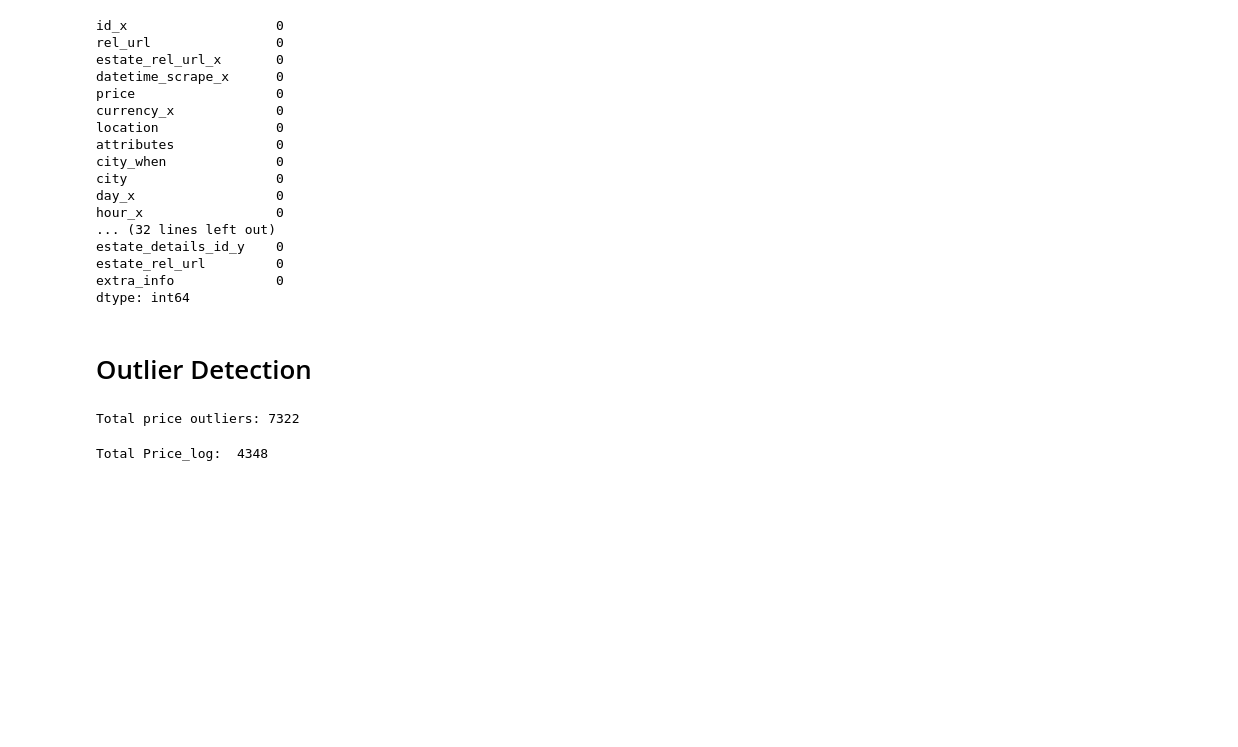
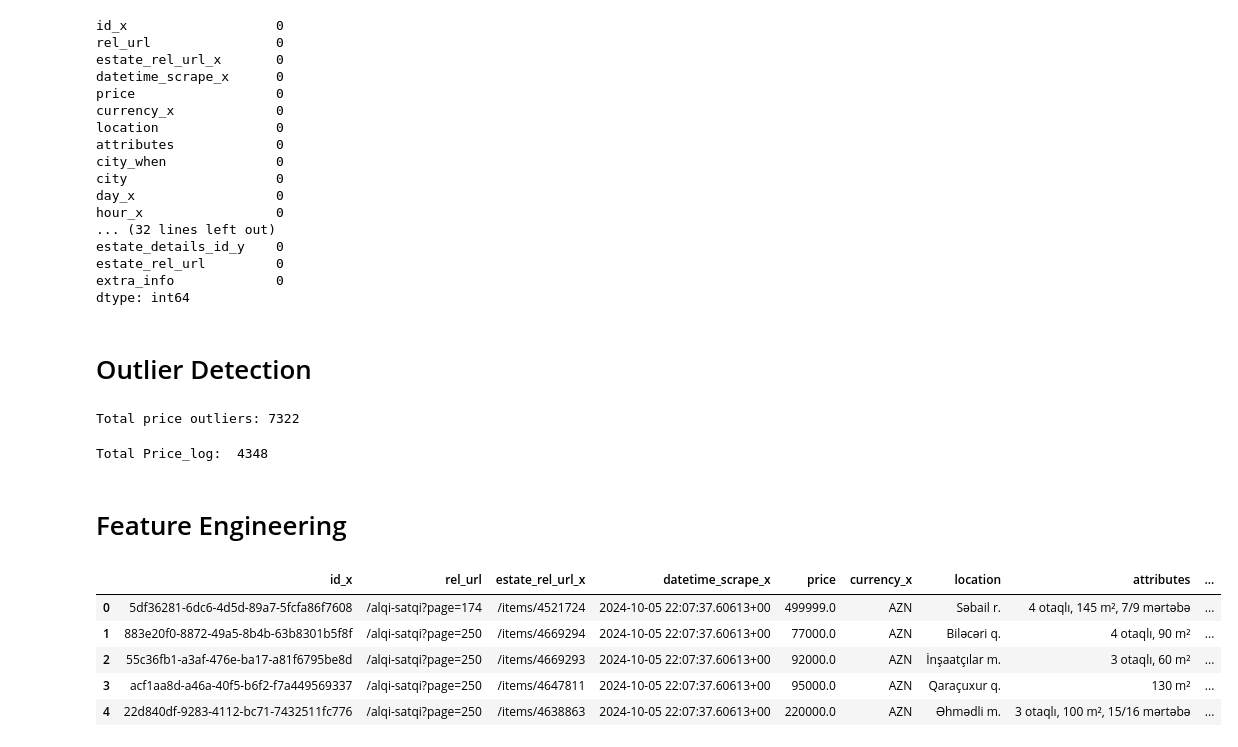
Before and after one commit to EsmiraMammadli/DevJoint-Internship-week1, a Jupyter notebook: DevJoint1.ipynb, the cells around one changed output. Cells and saved outputs as stored; diff of their text form; code cells hidden in the pictures; blank space fills up the shorter version.

Commit message:
Task 4: Feature Engineering

```diff
--- a/DevJoint1.ipynb
+++ b/DevJoint1.ipynb
@@ -227,3 +227,14 @@ print('Total Price_log: ',len(iqr_outliers('Total Price_log'))) #since there can
 Total Price_log:  4348
 # %%
 df.drop(columns =['total_price'], inplace=True)
+# %% [markdown]
+# Feature Engineering
+# %%
+df.head()
+# %% [output]
+|  | id_x | rel_url | estate_rel_url_x | datetime_scrape_x | price | currency_x | location | attributes | ... |
+| 0 | 5df36281-6dc6-4d5d-89a7-5fcfa86f7608 | /alqi-satqi?page=174 | /items/4521724 | 2024-10-05 22:07:37.60613+00 | 499999.0 | AZN | Səbail r. | 4 otaqlı, 145 m², 7/9 mərtəbə | ... |
+| 1 | 883e20f0-8872-49a5-8b4b-63b8301b5f8f | /alqi-satqi?page=250 | /items/4669294 | 2024-10-05 22:07:37.60613+00 | 77000.0 | AZN | Biləcəri q. | 4 otaqlı, 90 m² | ... |
+| 2 | 55c36fb1-a3af-476e-ba17-a81f6795be8d | /alqi-satqi?page=250 | /items/4669293 | 2024-10-05 22:07:37.60613+00 | 92000.0 | AZN | İnşaatçılar m. | 3 otaqlı, 60 m² | ... |
+| 3 | acf1aa8d-a46a-40f5-b6f2-f7a449569337 | /alqi-satqi?page=250 | /items/4647811 | 2024-10-05 22:07:37.60613+00 | 95000.0 | AZN | Qaraçuxur q. | 130 m² | ... |
+| 4 | 22d840df-9283-4112-bc71-7432511fc776 | /alqi-satqi?page=250 | /items/4638863 | 2024-10-05 22:07:37.60613+00 | 220000.0 | AZN | Əhmədli m. | 3 otaqlı, 100 m², 15/16 mərtəbə | ... |
```
Also changed, not shown: parts of 5 cells of this notebook.
